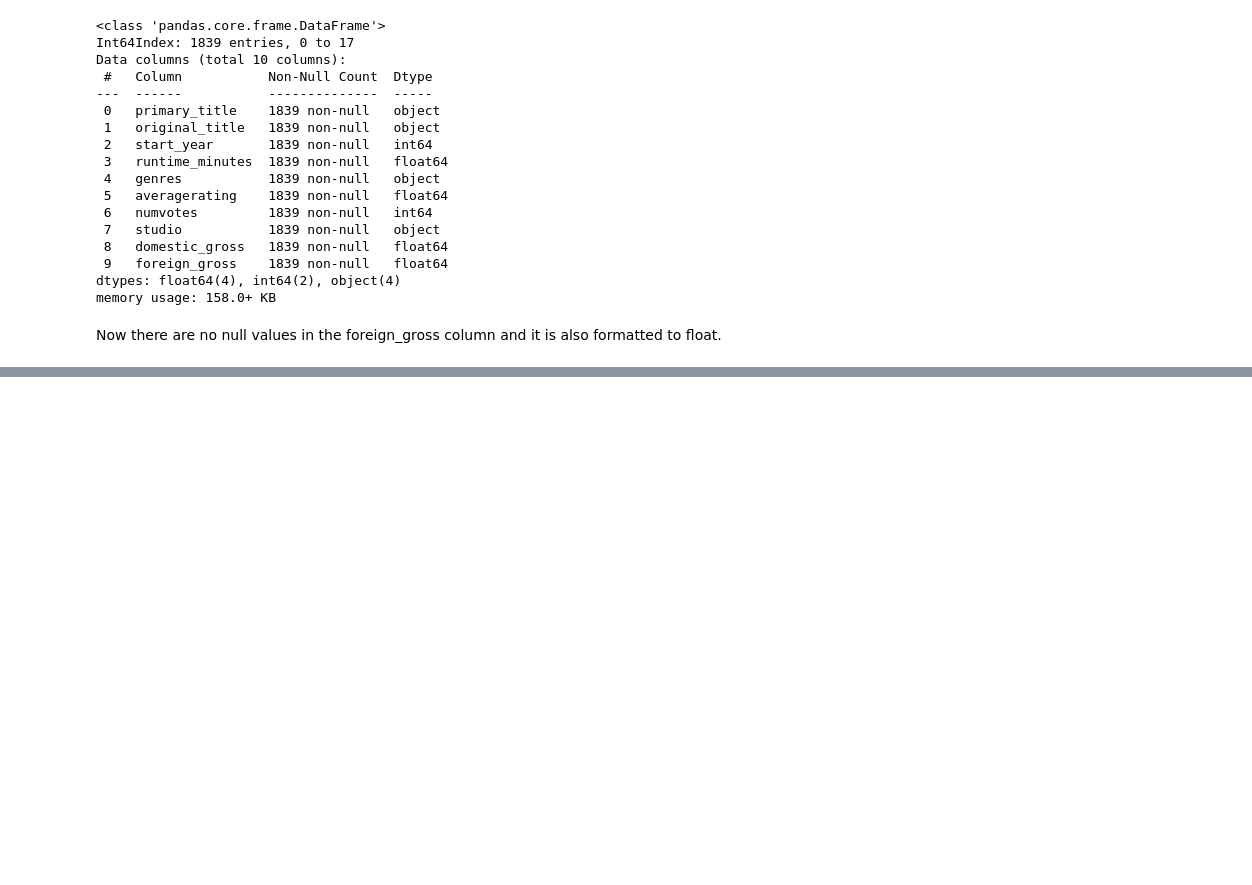
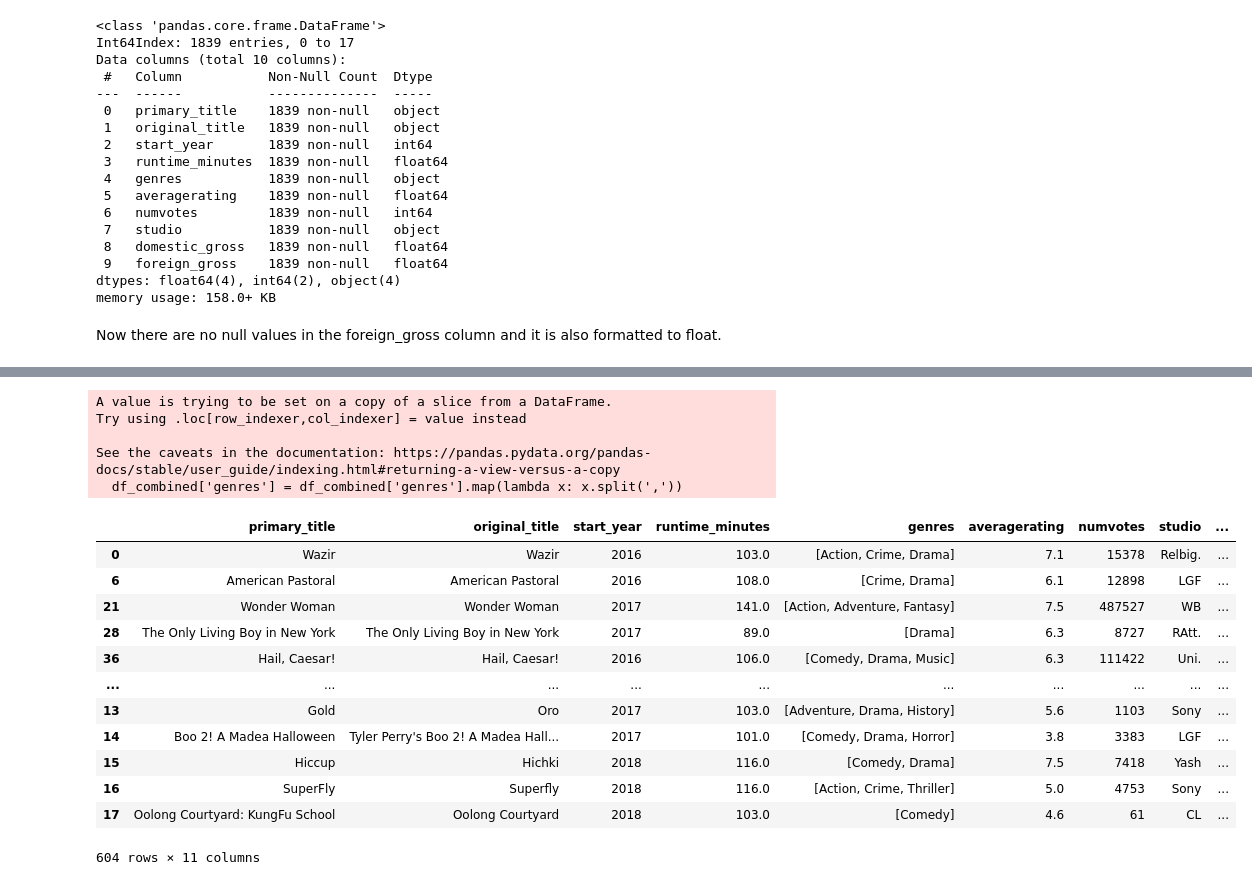
Before and after one commit to drkfitz13/dsc-phase-1-project, a Jupyter notebook: student.ipynb, the cells around one changed output, grey strips where cells are left out. Drawn from its saved outputs; the diff is of its cells as text; code cells hidden in the pictures; blank space fills up the shorter version.

Commit message:
Added Data Formatting and Data Analysis Section in jupyternotebook

```diff
--- a/student.ipynb
+++ b/student.ipynb
@@ -662,0 +713,23 @@ df_combined.describe()
+# %%
+# Code from James Irving, Flatiron School
+df_combined['genres'] = df_combined['genres'].map(lambda x: x.split(','))
+df_combined
+# %% [output]
+A value is trying to be set on a copy of a slice from a DataFrame.
+Try using .loc[row_indexer,col_indexer] = value instead
+
+See the caveats in the documentation: https://pandas.pydata.org/pandas-docs/stable/user_guide/indexing.html#returning-a-view-versus-a-copy
+  df_combined['genres'] = df_combined['genres'].map(lambda x: x.split(','))
+|  | primary_title | original_title | start_year | runtime_minutes | genres | averagerating | numvotes | studio | ... |
+| 0 | Wazir | Wazir | 2016 | 103.0 | [Action, Crime, Drama] | 7.1 | 15378 | Relbig. | ... |
+| 6 | American Pastoral | American Pastoral | 2016 | 108.0 | [Crime, Drama] | 6.1 | 12898 | LGF | ... |
+| 21 | Wonder Woman | Wonder Woman | 2017 | 141.0 | [Action, Adventure, Fantasy] | 7.5 | 487527 | WB | ... |
+| 28 | The Only Living Boy in New York | The Only Living Boy in New York | 2017 | 89.0 | [Drama] | 6.3 | 8727 | RAtt. | ... |
+| 36 | Hail, Caesar! | Hail, Caesar! | 2016 | 106.0 | [Comedy, Drama, Music] | 6.3 | 111422 | Uni. | ... |
+| ... | ... | ... | ... | ... | ... | ... | ... | ... | ... |
+| 13 | Gold | Oro | 2017 | 103.0 | [Adventure, Drama, History] | 5.6 | 1103 | Sony | ... |
+| 14 | Boo 2! A Madea Halloween | Tyler Perry's Boo 2! A Madea Hall... | 2017 | 101.0 | [Comedy, Drama, Horror] | 3.8 | 3383 | LGF | ... |
+| 15 | Hiccup | Hichki | 2018 | 116.0 | [Comedy, Drama] | 7.5 | 7418 | Yash | ... |
+| 16 | SuperFly | Superfly | 2018 | 116.0 | [Action, Crime, Thriller] | 5.0 | 4753 | Sony | ... |
+| 17 | Oolong Courtyard: KungFu School | Oolong Courtyard | 2018 | 103.0 | [Comedy] | 4.6 | 61 | CL | ... |
+604 rows × 11 columns
```
Also changed, not shown: parts of 37 cells of this notebook.
